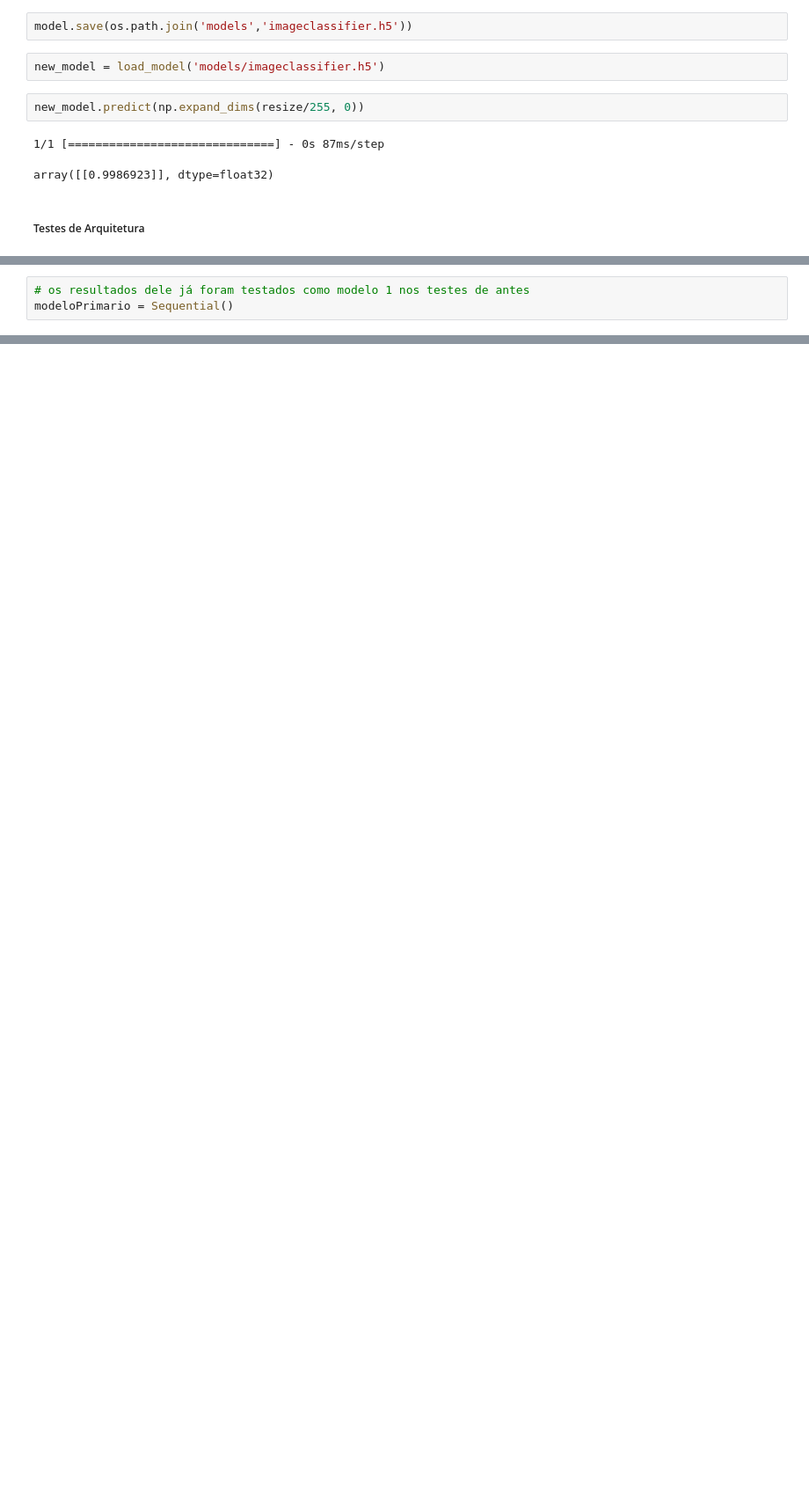
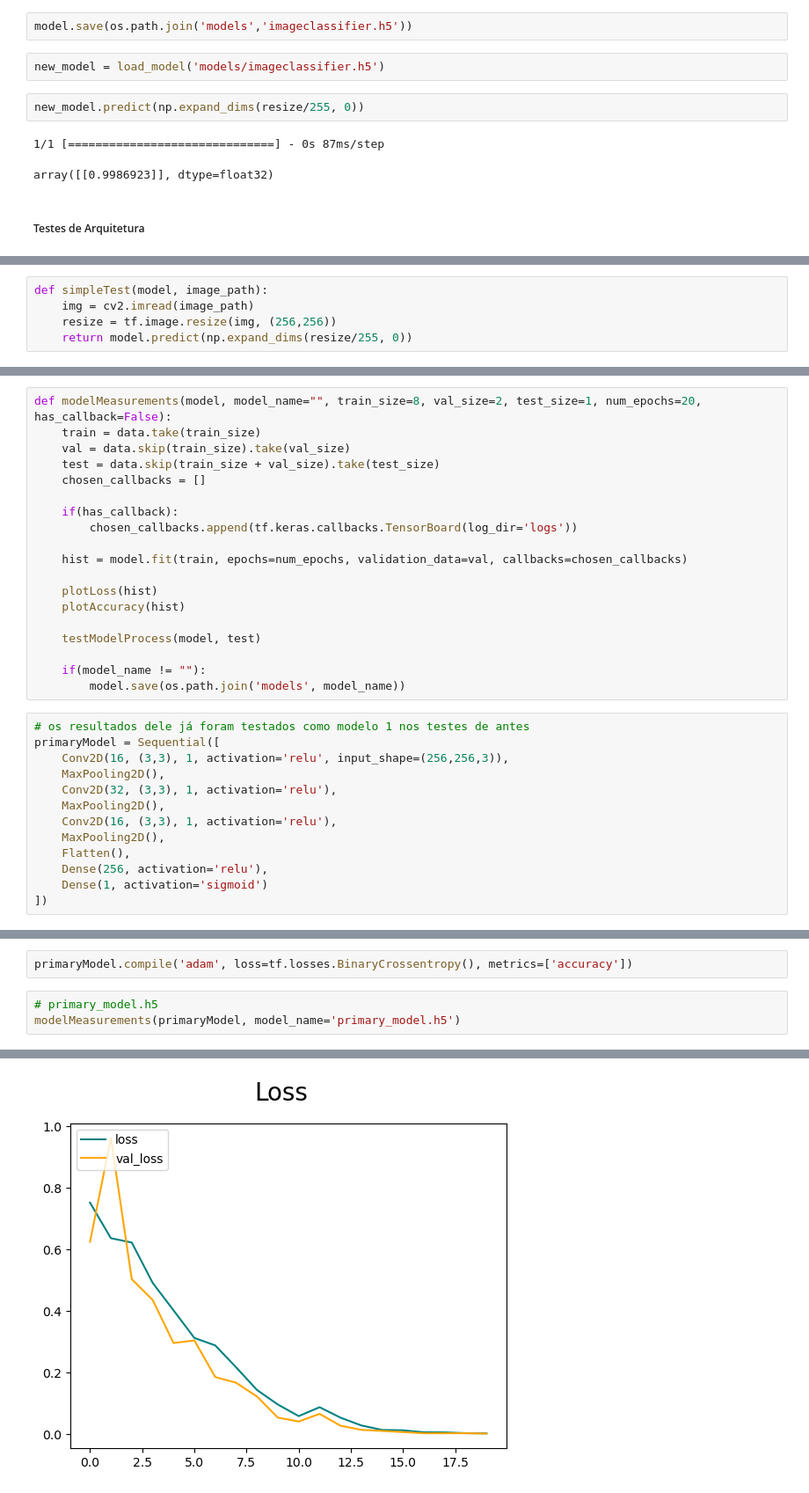
Before and after one commit to joaoHMeireles/Binary-Classification-Tests, a Jupyter notebook: BinaryClassificationTests.ipynb, the cells around one changed output, grey strips where cells are left out. Shown at 88% size. Saved outputs shown, nothing was run; the diff lists cells and outputs as text; blank space fills up the shorter version.

Commit message:
feat: novos modelos de arquitetura

```diff
--- a/BinaryClassificationTests.ipynb
+++ b/BinaryClassificationTests.ipynb
@@ -299,0 +312,5 @@ array([[0.9986923]], dtype=float32)
+# %%
+def simpleTest(model, image_path):
+    img = cv2.imread(image_path)
+    resize = tf.image.resize(img, (256,256))
+    return model.predict(np.expand_dims(resize/255, 0))
@@ -300,3 +339,32 @@ array([[0.9986923]], dtype=float32)
+# %%
+def modelMeasurements(model, model_name="", train_size=8, val_size=2, test_size=1, num_epochs=20, has_callback=False):
+    train = data.take(train_size)
+    val = data.skip(train_size).take(val_size)
+    test = data.skip(train_size + val_size).take(test_size)
+    chosen_callbacks = []
+
+    if(has_callback):
+        chosen_callbacks.append(tf.keras.callbacks.TensorBoard(log_dir='logs'))
+
+    hist = model.fit(train, epochs=num_epochs, validation_data=val, callbacks=chosen_callbacks)
+
+    plotLoss(hist)
+    plotAccuracy(hist)
+
+    testModelProcess(model, test)
+
+    if(model_name != ""):
+        model.save(os.path.join('models', model_name))
 # %%
 # os resultados dele já foram testados como modelo 1 nos testes de antes
-modeloPrimario = Sequential()
+primaryModel = Sequential([
+    Conv2D(16, (3,3), 1, activation='relu', input_shape=(256,256,3)),
+    MaxPooling2D(),
+    Conv2D(32, (3,3), 1, activation='relu'),
+    MaxPooling2D(),
+    Conv2D(16, (3,3), 1, activation='relu'),
+    MaxPooling2D(),
+    Flatten(),
+    Dense(256, activation='relu'),
+    Dense(1, activation='sigmoid')
+])
@@ -312,0 +371,6 @@ modeloPrimario.add(Dense(1, activation='sigmoid'))
+# %%
+primaryModel.compile('adam', loss=tf.losses.BinaryCrossentropy(), metrics=['accuracy'])
+# %%
+# primary_model.h5
+modelMeasurements(primaryModel, model_name='primary_model.h5')
+# %% [output]
@@ -312,0 +394 @@ modeloPrimario.add(Dense(1, activation='sigmoid'))
+[figure, added]
```
Also changed, not shown: parts of 26 cells of this notebook, 10 other files.
